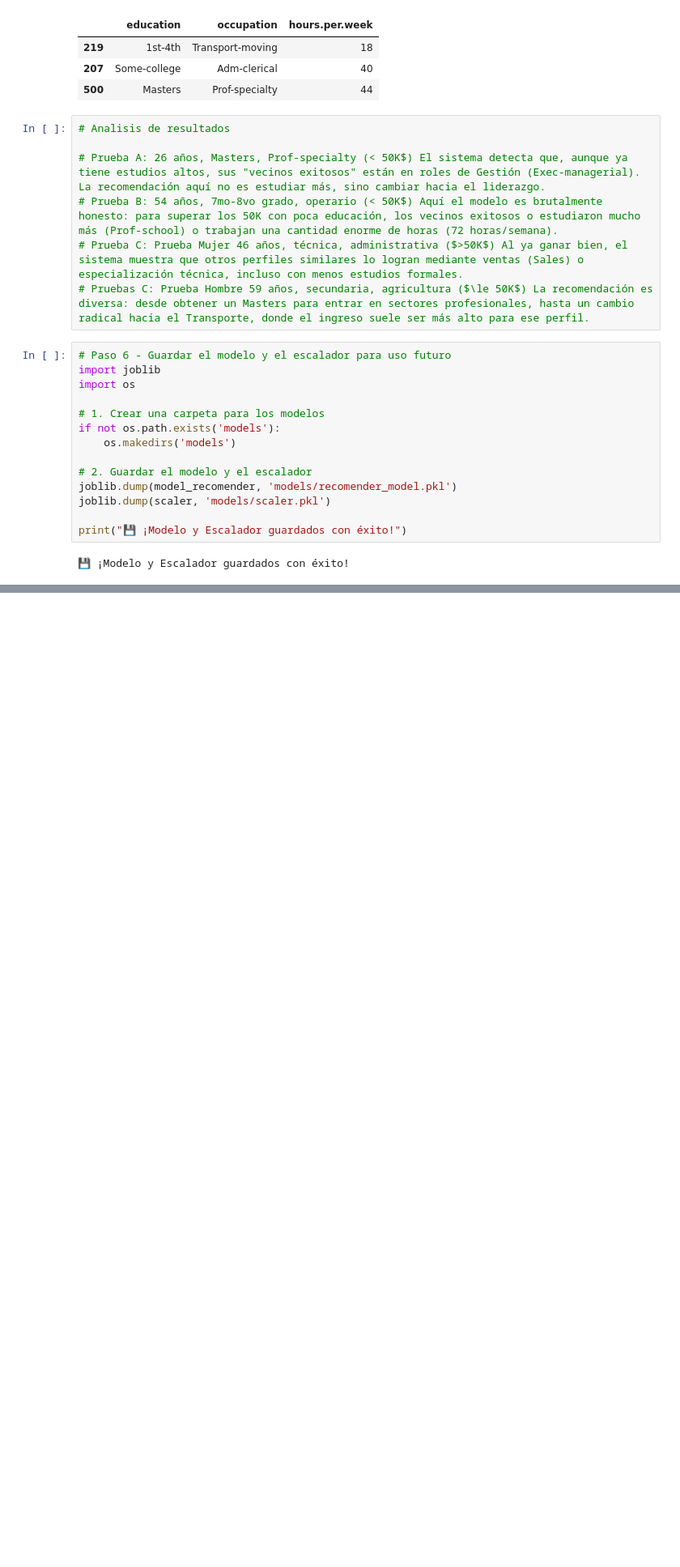
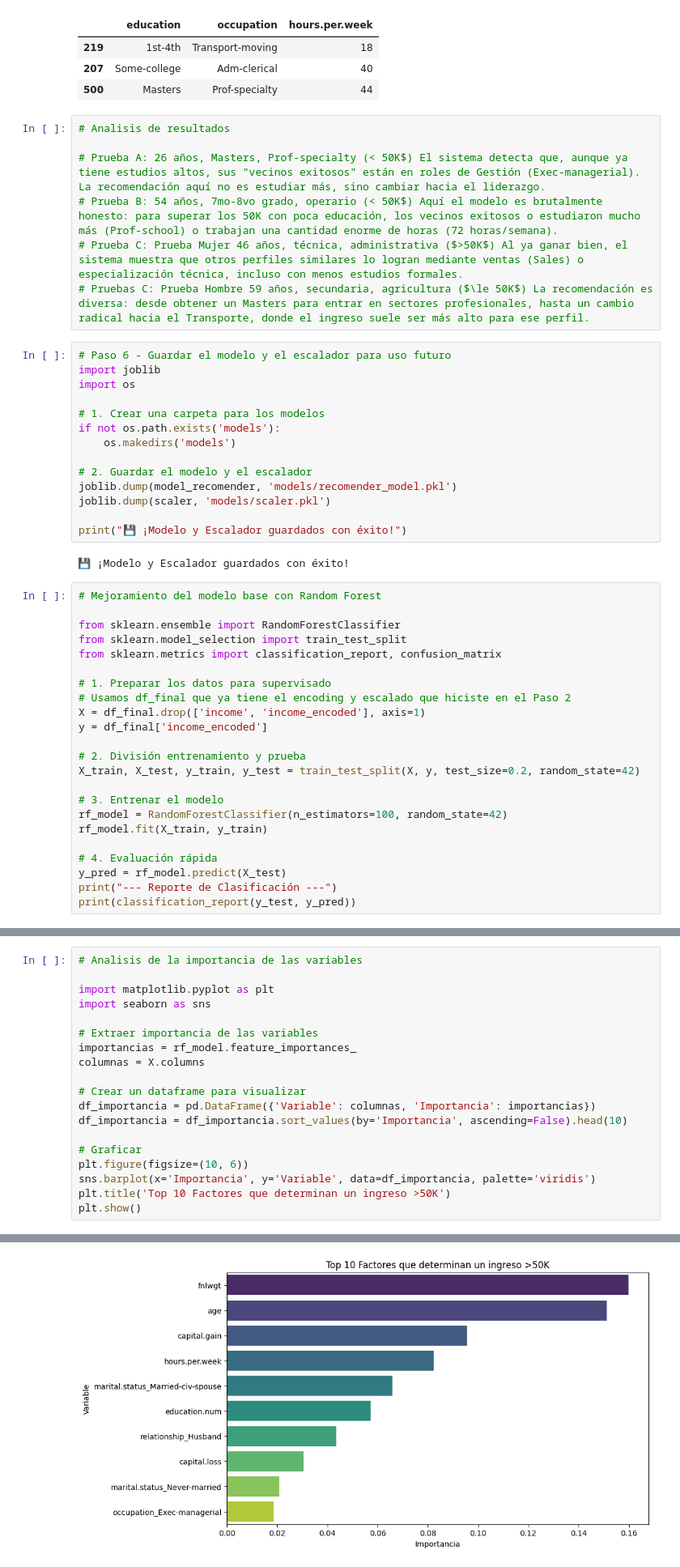
Before and after one commit to paolatorresr90-create/Sistemas-de-Recomendaci-n-, a Jupyter notebook: src/explore.ipynb, the cells around one changed output, grey strips where cells are left out. Shown at 81% size. Saved outputs shown, nothing was run; the diff lists cells and outputs as text; blank space fills up the shorter version.

Commit message:
proyecto finalizado sistemas de recomendación

```diff
--- a/src/explore.ipynb
+++ b/src/explore.ipynb
@@ -250,3 +250,26 @@ joblib.dump(scaler, 'models/scaler.pkl')
 print("💾 ¡Modelo y Escalador guardados con éxito!")
 # %% [output]
 💾 ¡Modelo y Escalador guardados con éxito!
+# %%
+# Mejoramiento del modelo base con Random Forest
+
+from sklearn.ensemble import RandomForestClassifier
+from sklearn.model_selection import train_test_split
+from sklearn.metrics import classification_report, confusion_matrix
+
+# 1. Preparar los datos para supervisado
+# Usamos df_final que ya tiene el encoding y escalado que hiciste en el Paso 2
+X = df_final.drop(['income', 'income_encoded'], axis=1)
+y = df_final['income_encoded']
+
+# 2. División entrenamiento y prueba
+X_train, X_test, y_train, y_test = train_test_split(X, y, test_size=0.2, random_state=42)
+
+# 3. Entrenar el modelo
+rf_model = RandomForestClassifier(n_estimators=100, random_state=42)
+rf_model.fit(X_train, y_train)
+
+# 4. Evaluación rápida
+y_pred = rf_model.predict(X_test)
+print("--- Reporte de Clasificación ---")
+print(classification_report(y_test, y_pred))
@@ -252,0 +286,20 @@ print("💾 ¡Modelo y Escalador guardados con éxito!")
+# %%
+# Analisis de la importancia de las variables
+
+import matplotlib.pyplot as plt
+import seaborn as sns
+
+# Extraer importancia de las variables
+importancias = rf_model.feature_importances_
+columnas = X.columns
+
+# Crear un dataframe para visualizar
+df_importancia = pd.DataFrame({'Variable': columnas, 'Importancia': importancias})
+df_importancia = df_importancia.sort_values(by='Importancia', ascending=False).head(10)
+
+# Graficar
+plt.figure(figsize=(10, 6))
+sns.barplot(x='Importancia', y='Variable', data=df_importancia, palette='viridis')
+plt.title('Top 10 Factores que determinan un ingreso >50K')
+plt.show()
+# %% [output]
@@ -252,0 +309 @@ print("💾 ¡Modelo y Escalador guardados con éxito!")
+[figure, added]
```
Also changed, not shown: parts of 14 cells of this notebook, 6 other files.
